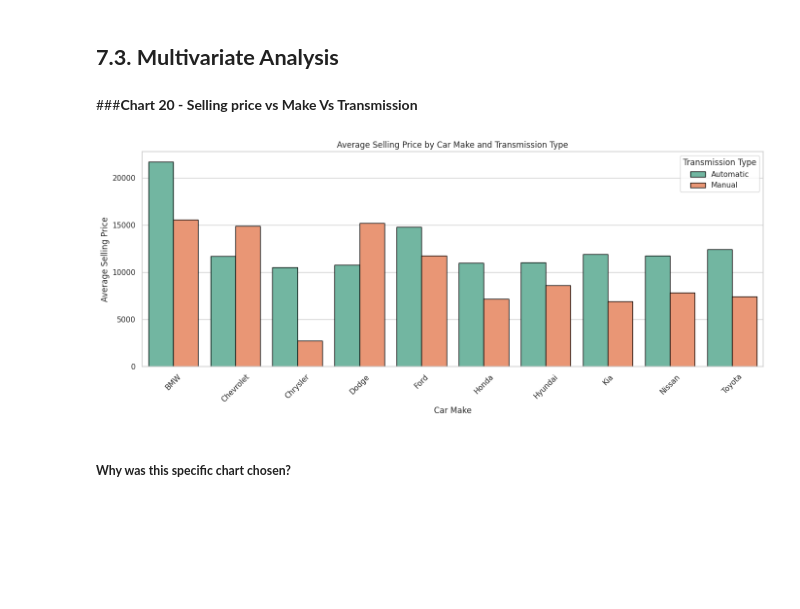
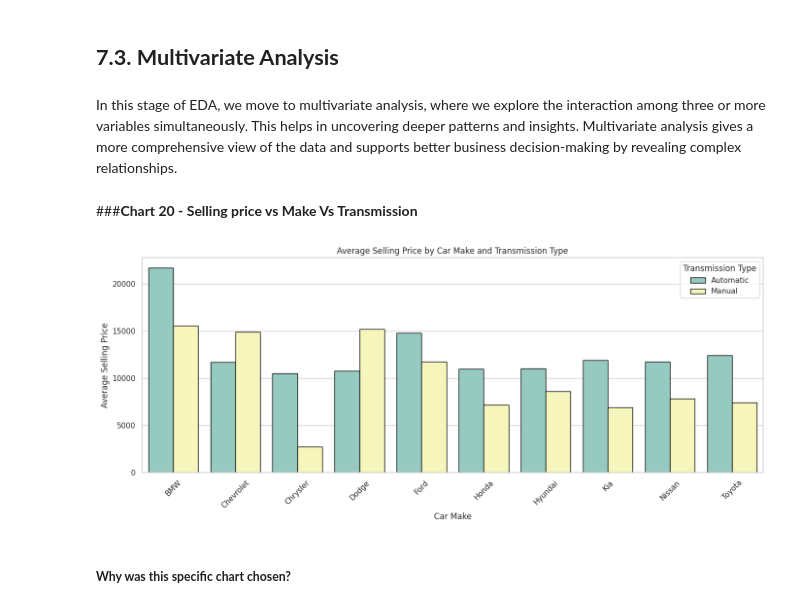
Before and after one commit to Sagarjain93/car_prices, a Jupyter notebook: car_prices.ipynb, the cells around one changed output. Cells and saved outputs as stored; diff of their text form; code cells hidden in the pictures; blank space fills up the shorter version.

```diff
--- a/car_prices.ipynb
+++ b/car_prices.ipynb
@@ -1405,29 +1448,31 @@ Yes:
 *  The — (missing/interpreted) category still holds a notable count. If not handled properly in production or sales, missing interior data can lead to reporting/decision errors.
 # %% [markdown]
 ## **7.3. Multivariate Analysis**
+# %% [markdown]
+In this stage of EDA, we move to multivariate analysis, where we explore the interaction among three or more variables simultaneously. This helps in uncovering deeper patterns and insights. Multivariate analysis gives a more comprehensive view of the data and supports better business decision-making by revealing complex relationships.
 # %% [markdown]
 ###**Chart 20 - Selling price vs Make Vs Transmission**
 # %%
 # Group by make and transmission and calculate mean selling price
 avg_price = df.groupby(['make', 'transmission'])['sellingprice'].mean().reset_index()
 
 # Filter top 10 most frequent makes
 top_10_makes = df['make'].value_counts().head(10).index
 avg_price_top = avg_price[avg_price['make'].isin(top_10_makes)]
 
 # Bar Plot
 plt.figure(figsize=(14, 6))
-sns.barplot(data=avg_price_top, x='make', y='sellingprice', hue='transmission', palette='Set2', edgecolor='black')
+sns.barplot(data=avg_price_top, x='make', y='sellingprice', hue='transmission', palette='Set3', edgecolor='black')
 
 plt.title('Average Selling Price by Car Make and Transmission Type')
 plt.xlabel('Car Make')
 plt.ylabel('Average Selling Price')
 plt.xticks(rotation=45)
 plt.legend(title='Transmission Type')
 plt.tight_layout()
 plt.show()
 # %% [output]
-[figure, old version]
+[figure, new version]
 # %% [markdown]
 ##### **Why was this specific chart chosen?**
 # %% [markdown]
```
Also changed, not shown: parts of 23 cells of this notebook.
